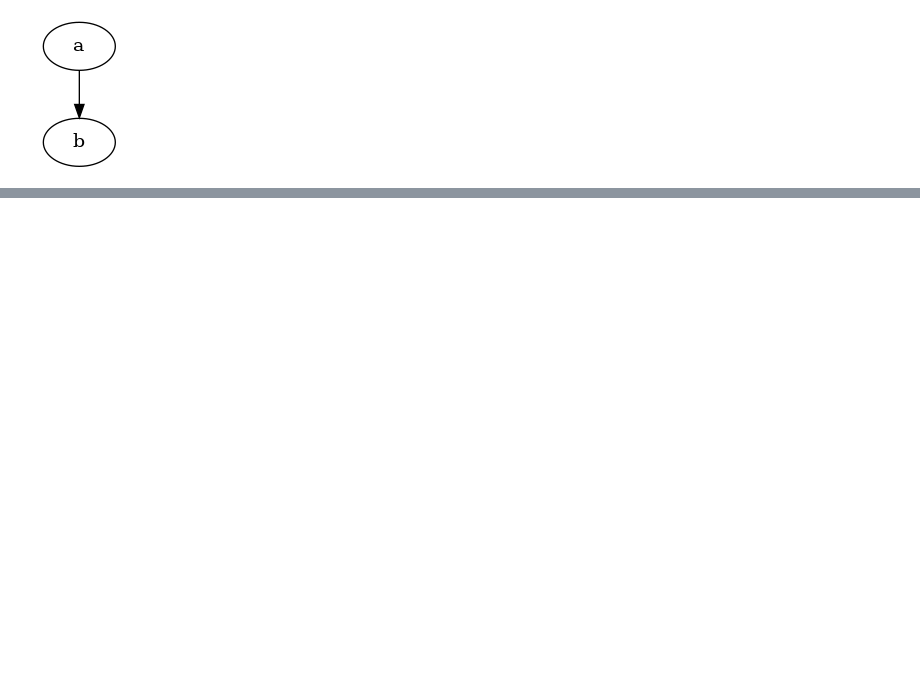
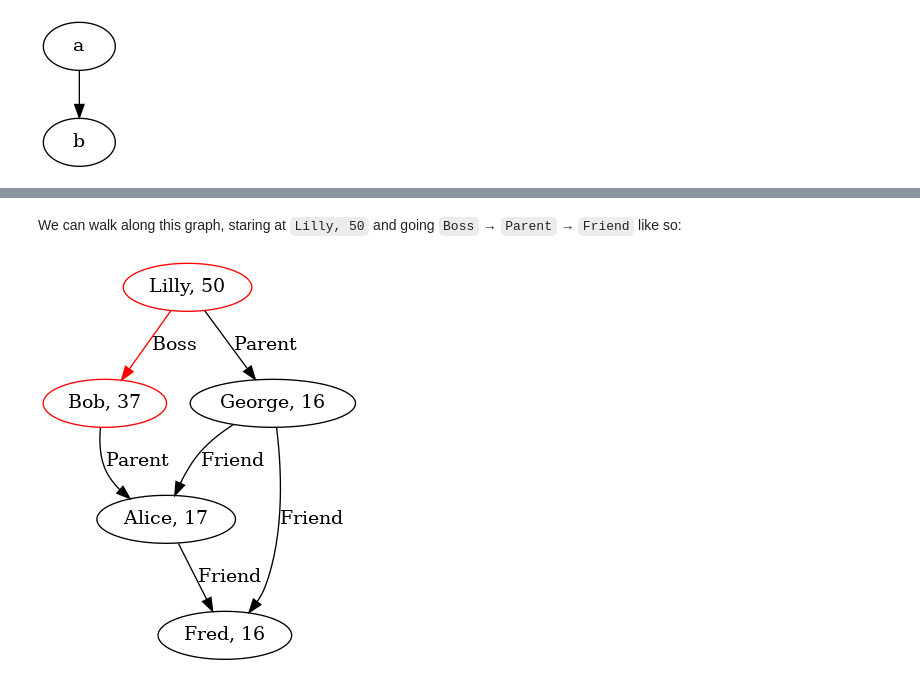
Before and after one commit to timthelion/rust-jupyter, a Jupyter notebook: walk-trees-part2-walks.ipynb, the cells around one changed output, grey strips where cells are left out. Drawn from its saved outputs; the diff is of its cells as text; code cells hidden in the pictures; blank space fills up the shorter version.

```diff
--- a/walk-trees-part2-walks.ipynb
+++ b/walk-trees-part2-walks.ipynb
@@ -56,0 +89,18 @@ ex2(&dwc);
+# %% [markdown]
+We can walk along this graph, staring at `Lilly, 50` and going `Boss` → `Parent` → `Friend` like so:
+# %%
+use petgraph_fsm::select::*;
+{
+    let g = social();
+    let mut ws = WalkingSelector::new(
+        &g,
+        Person { name: "Lilly".to_string(), age: 50 },
+        &|ew1, ew2| {
+            if ew1 == ew2 {Some(())} else {None}
+        },
+    ).unwrap();
+    ws.next(Relationship::Boss);
+    ws.get_selection().draw_overlayed();
+}
+# %% [output]
+[figure, added]
```
Also changed, not shown: parts of 12 cells of this notebook, 1 other file.
